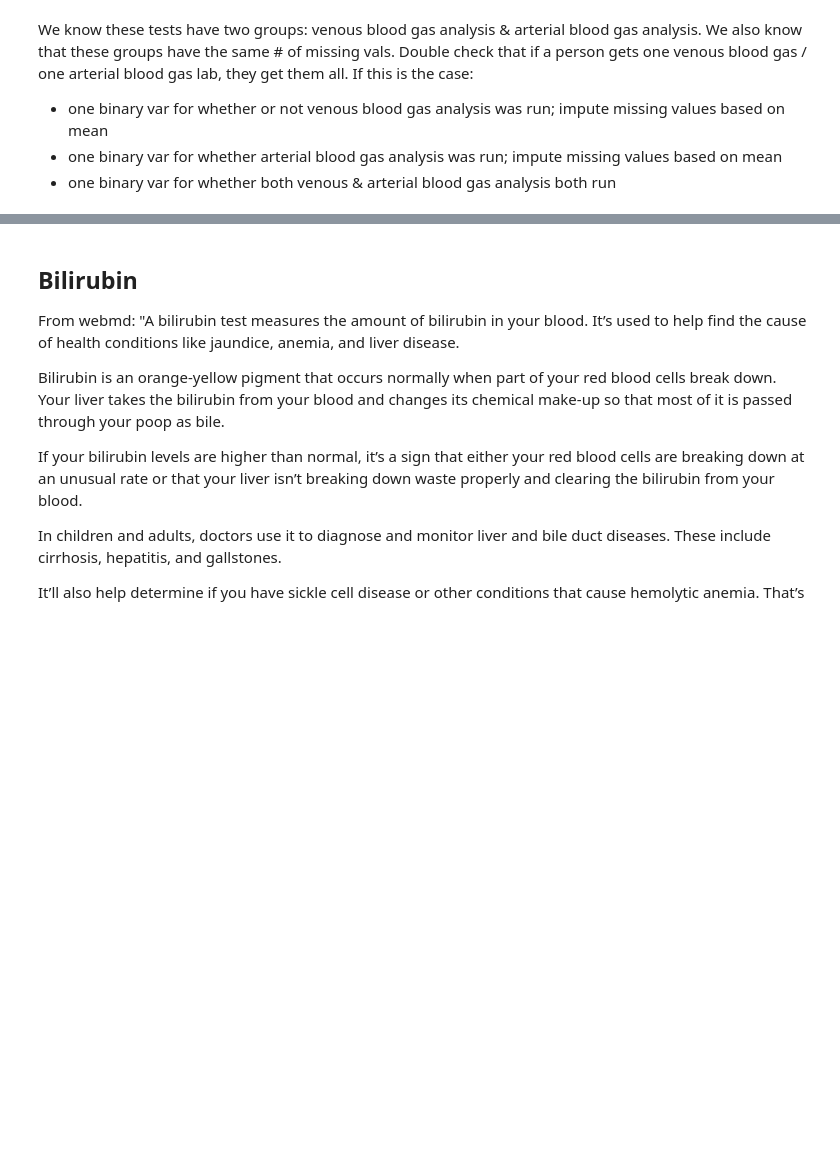
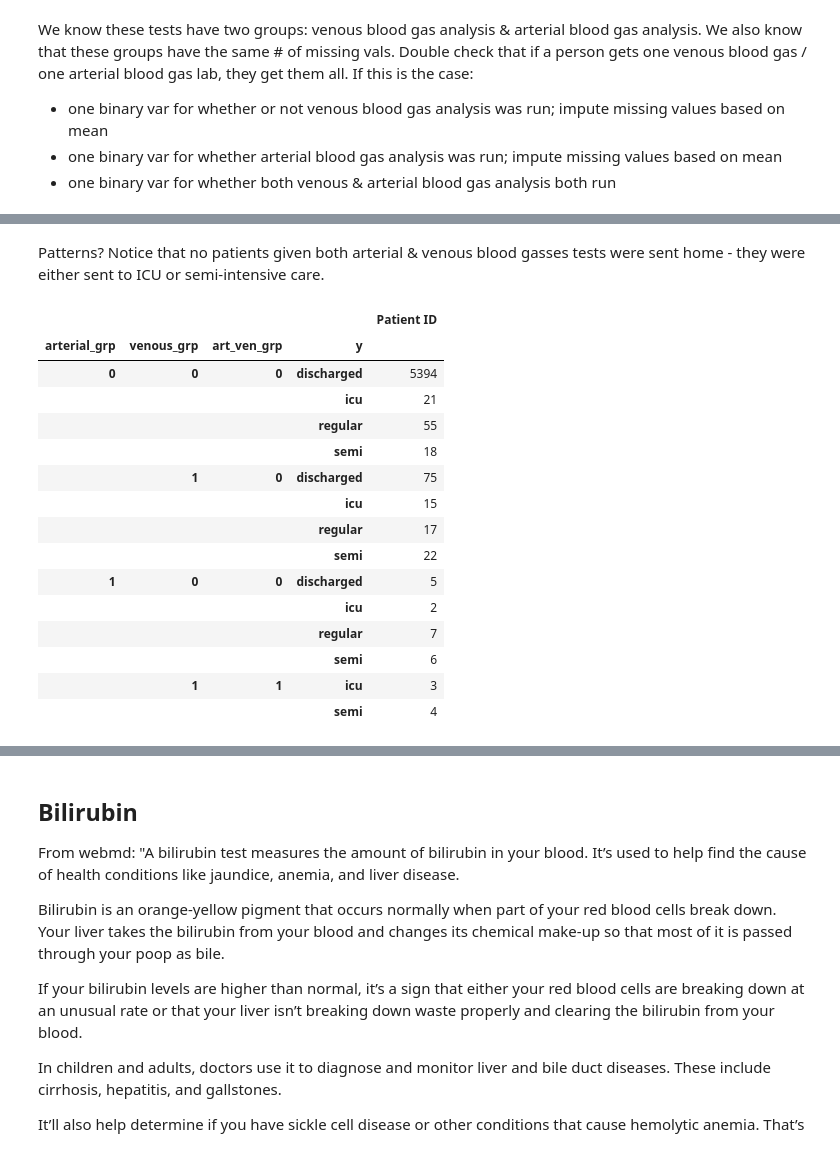
Before and after one commit to Yilin-Ye/ds_case_1_team_2, a Jupyter notebook: eda/blood_gasses_cytes_bilirubin_groups.ipynb, the cells around one changed output, grey strips where cells are left out. Saved outputs shown, nothing was run; the diff lists cells and outputs as text; code cells hidden in the pictures; blank space fills up the shorter version.

```diff
--- a/eda/blood_gasses_cytes_bilirubin_groups.ipynb
+++ b/eda/blood_gasses_cytes_bilirubin_groups.ipynb
@@ -122,0 +203,24 @@ We know these tests have two groups: venous blood gas analysis & arterial blood
+# %% [markdown]
+Patterns? Notice that no patients given both arterial & venous blood gasses tests were sent home - they were either sent to ICU or semi-intensive care.
+# %%
+ids = df.loc[:, ['Patient ID','y']]
+bg_result = ids.merge(bg_result, left_on = 'Patient ID', right_on = 'Patient ID')
+bg_result[['arterial_grp', 'venous_grp', 'art_ven_grp', 'y', 'Patient ID']].groupby(['arterial_grp', 'venous_grp', 'art_ven_grp', 'y']).count()
+#bg_result.head(10)
+# %% [output]
+|  |  |  |  | Patient ID |
+| arterial_grp | venous_grp | art_ven_grp | y |  |
+| 0 | 0 | 0 | discharged | 5394 |
+|  |  |  | icu | 21 |
+|  |  |  | regular | 55 |
+|  |  |  | semi | 18 |
+|  | 1 | 0 | discharged | 75 |
+|  |  |  | icu | 15 |
+|  |  |  | regular | 17 |
+|  |  |  | semi | 22 |
+| 1 | 0 | 0 | discharged | 5 |
+|  |  |  | icu | 2 |
+|  |  |  | regular | 7 |
+|  |  |  | semi | 6 |
+|  | 1 | 1 | icu | 3 |
+|  |  |  | semi | 4 |
```
Also changed, not shown: parts of 21 cells of this notebook.
